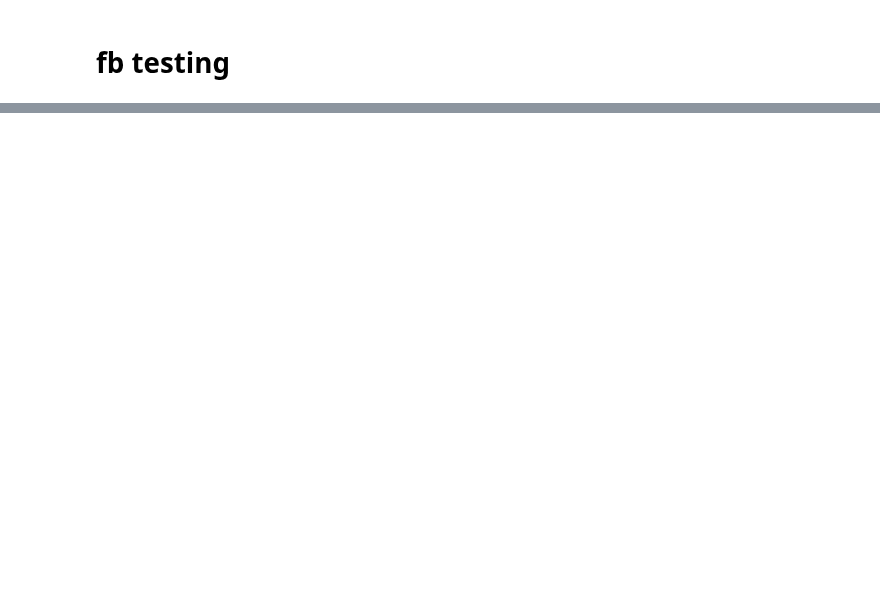
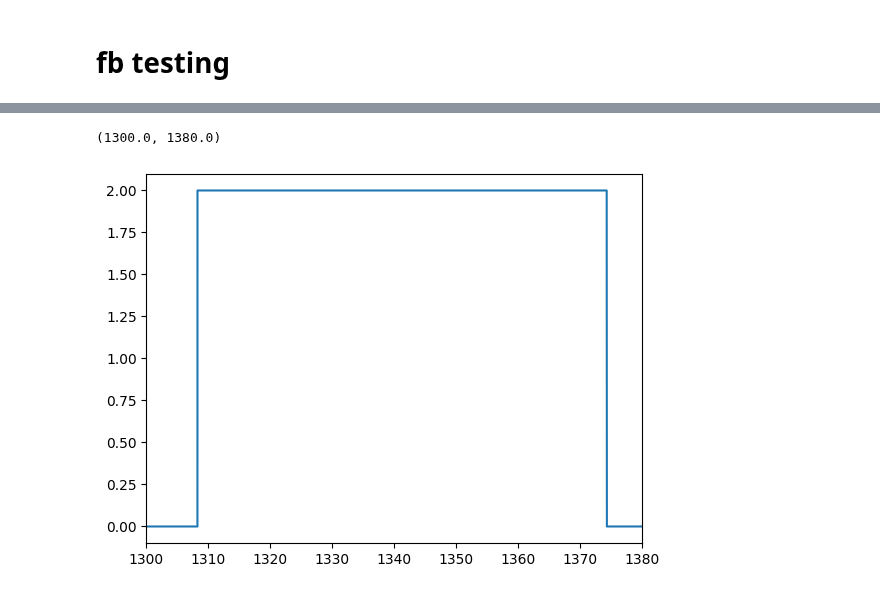
Before and after one commit to AbdulAlkurdi/anxietyFB, a Jupyter notebook: fb_code/fb_testing.ipynb, the cells around one changed output, grey strips where cells are left out. Drawn from its saved outputs; the diff is of its cells as text; code cells hidden in the pictures; blank space fills up the shorter version.

```diff
--- a/fb_code/fb_testing.ipynb
+++ b/fb_code/fb_testing.ipynb
@@ -1093,4 +1095,0 @@ plt.show()
-# %%
-import json
-f = open(path+'/Participant 9/record_250598/info.json')
-date_info = json.load(f)
@@ -1177,0 +1840,23 @@ plt.show()
+# %%
+with open(radwear_path + 'all_p_metadata.json', 'rb') as f:
+    all_p_metadata = json.load(f)
+
+#incomplete = [16]
+
+
+for p in incomplete:
+    p_path = radwear_path + 'Participant ' + str(p)
+    p_df = pd.DataFrame()
+
+    # check if file exist
+    a = (
+        'available.'
+        if os.path.isfile(p_path + '/p_' + str(p) + '.pkl')
+        else ' not available.'
+    )
+    print('pickle file for participant ' + str(p) + ' is ' + a)
+
+    # all_p[p] = p_data ## this takes too much memory so i will just load each p when needed
+    if not (os.path.isfile(radwear_path + 'p_' + str(p) + '.pkl')) or True:
+        with open(p_path + '/p_' + str(p) + '.pkl', 'rb') as f:
+            p_data = pickle.load(f)
@@ -1177,0 +2258,12 @@ plt.show()
+# %%
+p = 16
+p_path = radwear_path + 'Participant ' + str(p)
+e4sn = all_p_metadata[str(p)]['e4sn']
+calibration_files = all_p_metadata[str(p)]['calibration']
+p_calib = {}
+
+# load calibration data
+e4_num = all_p_metadata[str(p)]['e4sn'] + '_' + all_p_metadata[str(p)]['calibration'][0]
+hx_num = str(all_p_metadata[str(p)]['calibration'][1])
+p_calib[p] = read_sync_return(p_path, e4_num, hx_num)
+p_calib[p]['rot_label'] = rot_anx_dict['calibration'] * np.ones(len(p_calib[p]['ECG'])) # add label to designate calibration segment
@@ -1177,0 +2332,8 @@ plt.show()
+# %%
+#print(*p_calib[p]['calib_label']['calib_label'].values, sep='\n')
+plt.plot((p_calib[p]['calib_label']['Timestamp']-p_calib[p]['calib_label']['Timestamp'].iloc[0]).values, p_calib[p]['calib_label']['calib_label'].values)
+plt.xlim([1300,1380])
+# looks good
+# %% [output]
+(1300.0, 1380.0)
+[figure, added]
```
Also changed, not shown: parts of 81 cells of this notebook, 10 other files.
